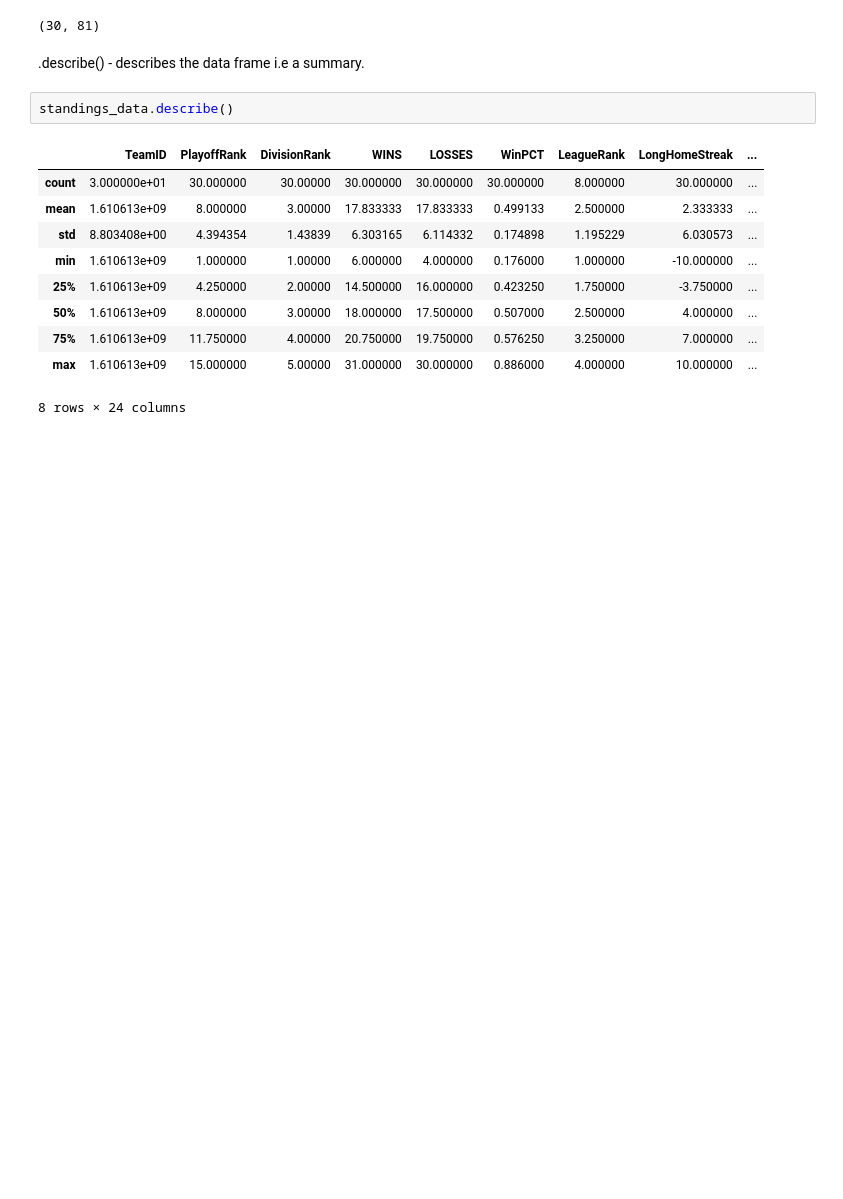
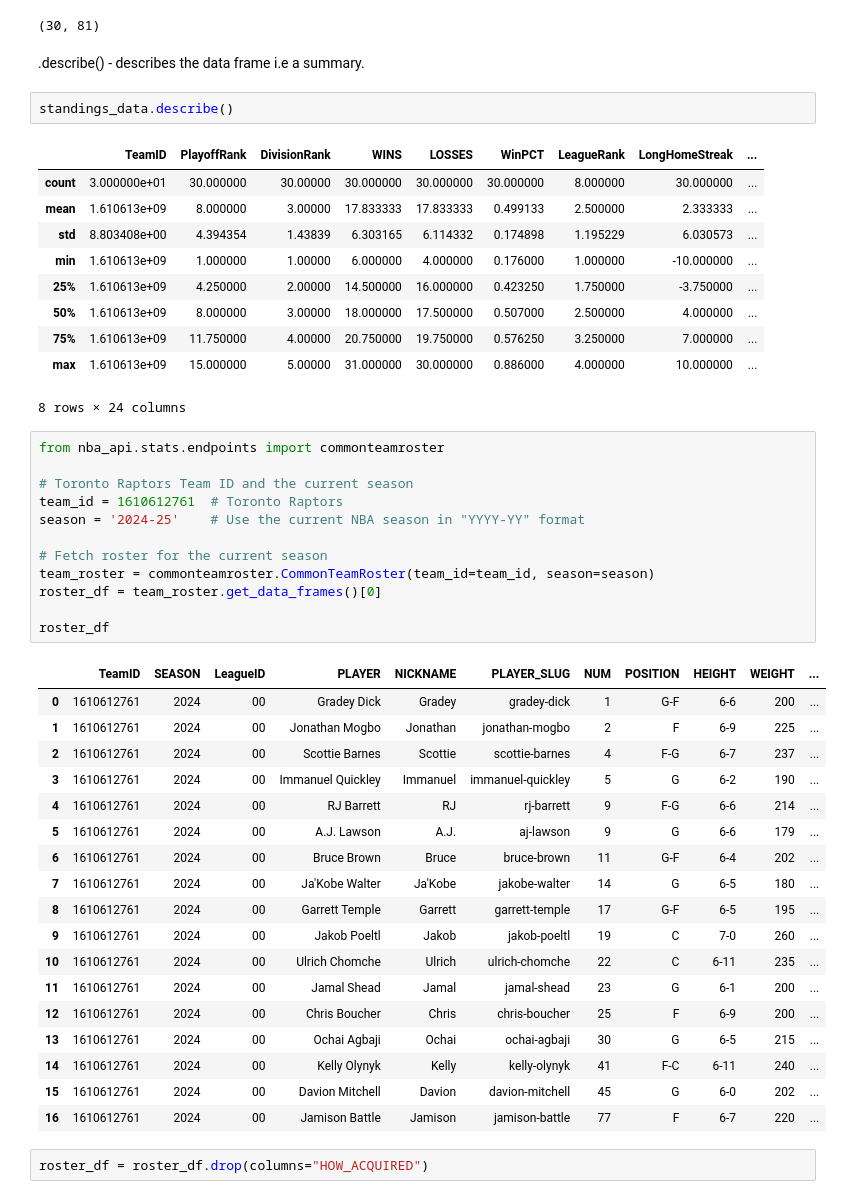
Before and after one commit to nathancmaniego/toronto_raptors_player_consistency, a Jupyter notebook: main.ipynb, the cells around one changed output. Drawn from its saved outputs; the diff is of its cells as text; blank space fills up the shorter version.

Commit message:
cleaned up some data

```diff
--- a/main.ipynb
+++ b/main.ipynb
@@ -75,3 +77,36 @@ standings_data.describe()
 | 75% | 1.610613e+09 | 11.750000 | 4.00000 | 20.750000 | 19.750000 | 0.576250 | 3.250000 | 7.000000 | ... |
 | max | 1.610613e+09 | 15.000000 | 5.00000 | 31.000000 | 30.000000 | 0.886000 | 4.000000 | 10.000000 | ... |
 8 rows × 24 columns
+# %%
+from nba_api.stats.endpoints import commonteamroster
+
+# Toronto Raptors Team ID and the current season
+team_id = 1610612761  # Toronto Raptors
+season = '2024-25'    # Use the current NBA season in "YYYY-YY" format
+
+# Fetch roster for the current season
+team_roster = commonteamroster.CommonTeamRoster(team_id=team_id, season=season)
+roster_df = team_roster.get_data_frames()[0]
+
+roster_df
+# %% [output]
+|  | TeamID | SEASON | LeagueID | PLAYER | NICKNAME | PLAYER_SLUG | NUM | POSITION | HEIGHT | WEIGHT | ... |
+| 0 | 1610612761 | 2024 | 00 | Gradey Dick | Gradey | gradey-dick | 1 | G-F | 6-6 | 200 | ... |
+| 1 | 1610612761 | 2024 | 00 | Jonathan Mogbo | Jonathan | jonathan-mogbo | 2 | F | 6-9 | 225 | ... |
+| 2 | 1610612761 | 2024 | 00 | Scottie Barnes | Scottie | scottie-barnes | 4 | F-G | 6-7 | 237 | ... |
+| 3 | 1610612761 | 2024 | 00 | Immanuel Quickley | Immanuel | immanuel-quickley | 5 | G | 6-2 | 190 | ... |
+| 4 | 1610612761 | 2024 | 00 | RJ Barrett | RJ | rj-barrett | 9 | F-G | 6-6 | 214 | ... |
+| 5 | 1610612761 | 2024 | 00 | A.J. Lawson | A.J. | aj-lawson | 9 | G | 6-6 | 179 | ... |
+| 6 | 1610612761 | 2024 | 00 | Bruce Brown | Bruce | bruce-brown | 11 | G-F | 6-4 | 202 | ... |
+| 7 | 1610612761 | 2024 | 00 | Ja'Kobe Walter | Ja'Kobe | jakobe-walter | 14 | G | 6-5 | 180 | ... |
+| 8 | 1610612761 | 2024 | 00 | Garrett Temple | Garrett | garrett-temple | 17 | G-F | 6-5 | 195 | ... |
+| 9 | 1610612761 | 2024 | 00 | Jakob Poeltl | Jakob | jakob-poeltl | 19 | C | 7-0 | 260 | ... |
+| 10 | 1610612761 | 2024 | 00 | Ulrich Chomche | Ulrich | ulrich-chomche | 22 | C | 6-11 | 235 | ... |
+| 11 | 1610612761 | 2024 | 00 | Jamal Shead | Jamal | jamal-shead | 23 | G | 6-1 | 200 | ... |
+| 12 | 1610612761 | 2024 | 00 | Chris Boucher | Chris | chris-boucher | 25 | F | 6-9 | 200 | ... |
+| 13 | 1610612761 | 2024 | 00 | Ochai Agbaji | Ochai | ochai-agbaji | 30 | G | 6-5 | 215 | ... |
+| 14 | 1610612761 | 2024 | 00 | Kelly Olynyk | Kelly | kelly-olynyk | 41 | F-C | 6-11 | 240 | ... |
+| 15 | 1610612761 | 2024 | 00 | Davion Mitchell | Davion | davion-mitchell | 45 | G | 6-0 | 202 | ... |
+| 16 | 1610612761 | 2024 | 00 | Jamison Battle | Jamison | jamison-battle | 77 | F | 6-7 | 220 | ... |
+# %%
+roster_df = roster_df.drop(columns="HOW_ACQUIRED")
```
Also changed, not shown: parts of 3 cells of this notebook.
